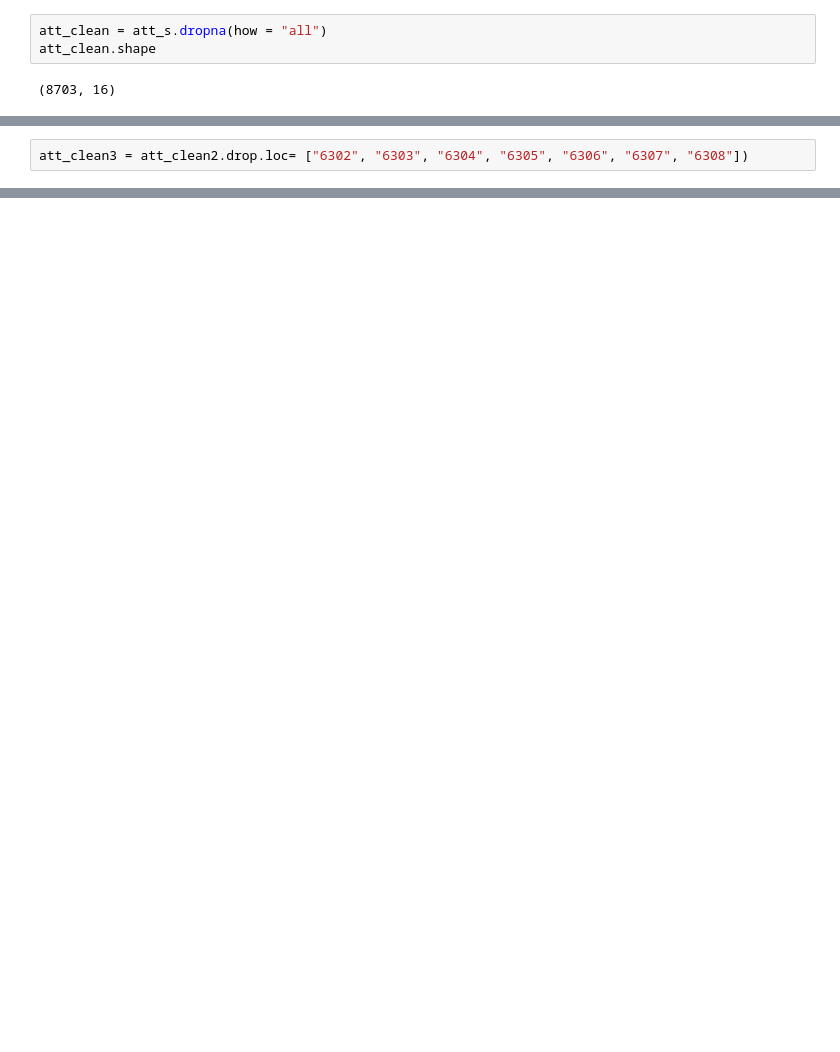
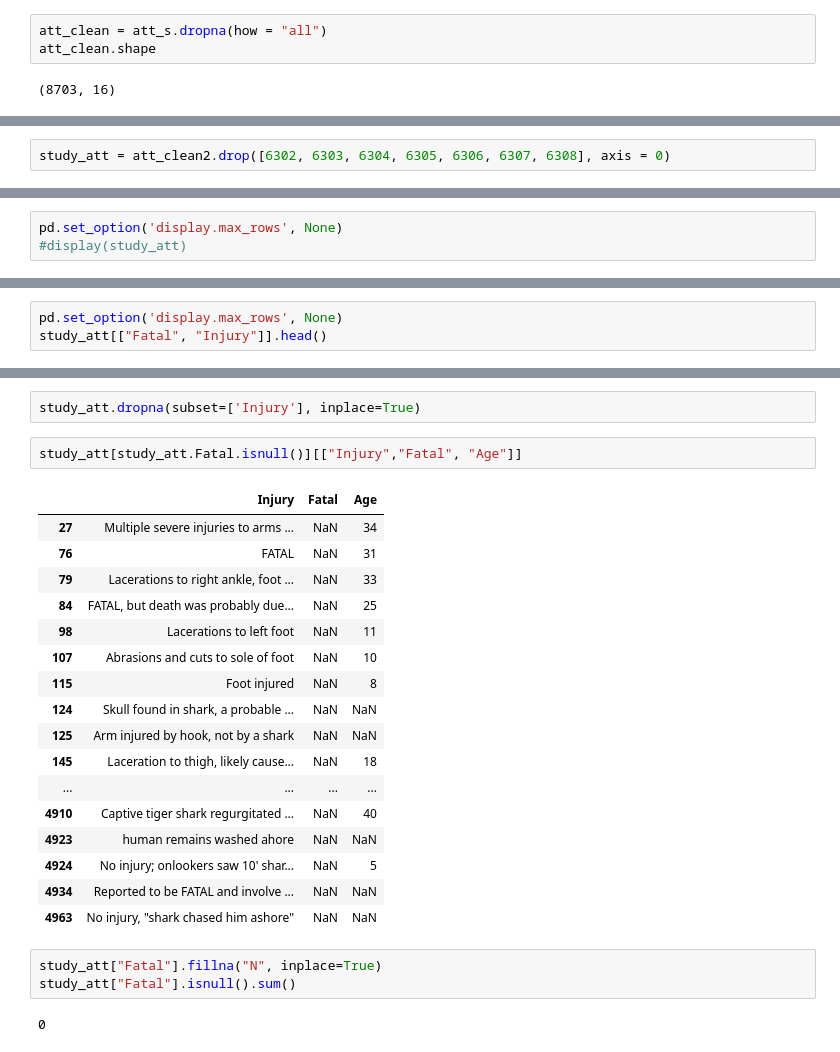
Before and after one commit to Nereland/Shark_Attack_Project, a Jupyter notebook: Pandas_Shark_Project.ipynb, the cells around one changed output, grey strips where cells are left out. Saved outputs shown, nothing was run; the diff lists cells and outputs as text; blank space fills up the shorter version.

```diff
--- a/Pandas_Shark_Project.ipynb
+++ b/Pandas_Shark_Project.ipynb
@@ -284,2 +86,2 @@ att_clean2.T
 # %%
-att_clean3 = att_clean2.drop.loc= ["6302", "6303", "6304", "6305", "6306", "6307", "6308"])
+study_att = att_clean2.drop([6302, 6303, 6304, 6305, 6306, 6307, 6308], axis = 0)
@@ -287,0 +135,3 @@ SyntaxError: unmatched ')' (<ipython-input-85-b52de348f038>, line 1)
+# %%
+pd.set_option('display.max_rows', None)
+#display(study_att)
@@ -287,0 +141,3 @@ SyntaxError: unmatched ')' (<ipython-input-85-b52de348f038>, line 1)
+# %%
+pd.set_option('display.max_rows', None)
+study_att[["Fatal", "Injury"]].head()
@@ -287,0 +174,27 @@ SyntaxError: unmatched ')' (<ipython-input-85-b52de348f038>, line 1)
+# %%
+study_att.dropna(subset=['Injury'], inplace=True)
+# %%
+study_att[study_att.Fatal.isnull()][["Injury","Fatal", "Age"]]
+# %% [output]
+|  | Injury | Fatal | Age |
+| 27 | Multiple severe injuries to arms ... | NaN | 34 |
+| 76 | FATAL | NaN | 31 |
+| 79 | Lacerations to right ankle, foot ... | NaN | 33 |
+| 84 | FATAL, but death was probably due... | NaN | 25 |
+| 98 | Lacerations to left foot | NaN | 11 |
+| 107 | Abrasions and cuts to sole of foot | NaN | 10 |
+| 115 | Foot injured | NaN | 8 |
+| 124 | Skull found in shark, a probable ... | NaN | NaN |
+| 125 | Arm injured by hook, not by a shark | NaN | NaN |
+| 145 | Laceration to thigh, likely cause... | NaN | 18 |
+| ... | ... | ... | ... |
+| 4910 | Captive tiger shark regurgitated ... | NaN | 40 |
+| 4923 | human remains washed ahore | NaN | NaN |
+| 4924 | No injury; onlookers saw 10' shar... | NaN | 5 |
+| 4934 | Reported to be FATAL and involve ... | NaN | NaN |
+| 4963 | No injury, "shark chased him ashore" | NaN | NaN |
+# %%
+study_att["Fatal"].fillna("N", inplace=True)
+study_att["Fatal"].isnull().sum()
+# %% [output]
+0
```
Also changed, not shown: parts of 47 cells of this notebook.
